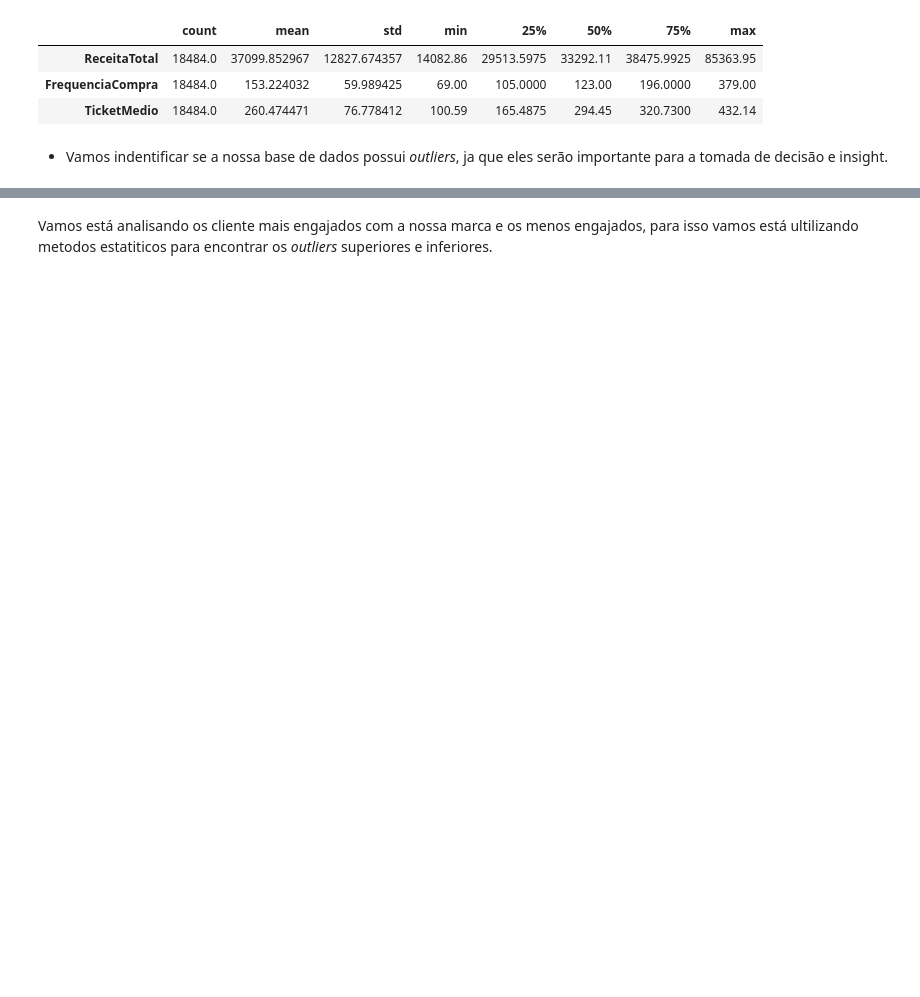
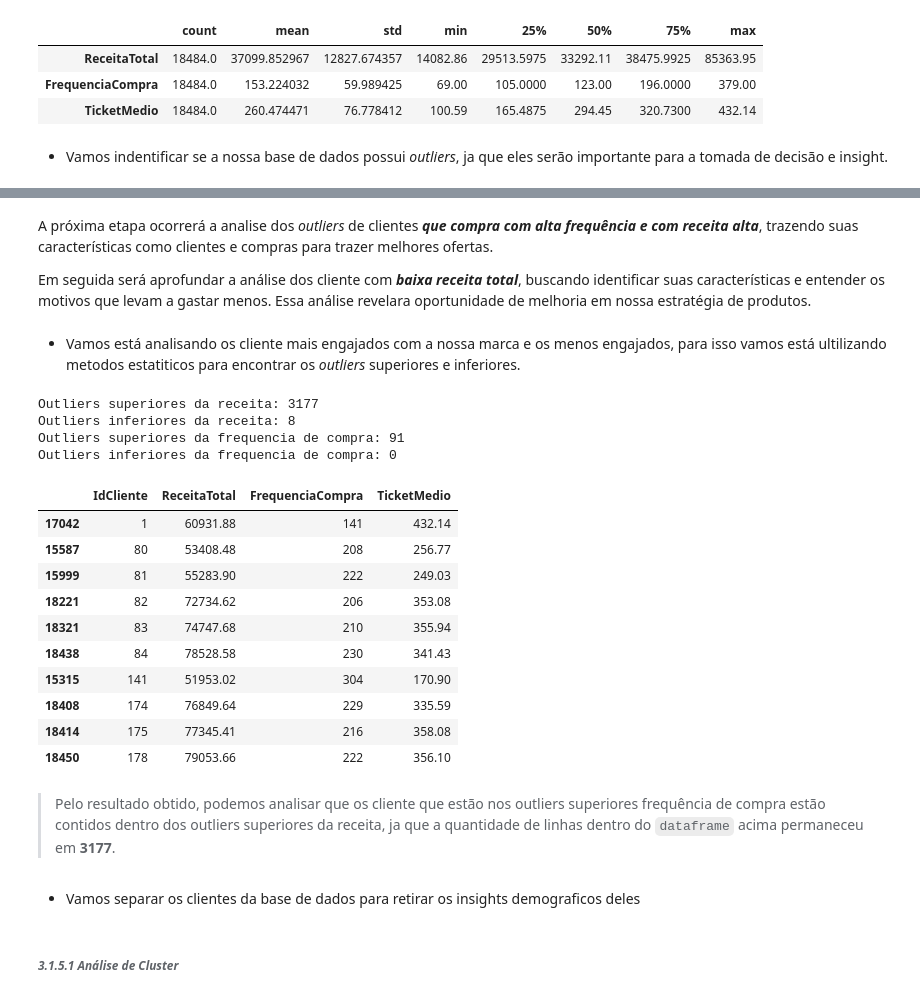
Before and after one commit to thiagonoobre/Customer-Insights-Segmentation-KMeans, a Jupyter notebook: Exploração_Análise_de_Dados_de_Vendas.ipynb, the cells around one changed output, grey strips where cells are left out. Cells and saved outputs as stored; diff of their text form; code cells hidden in the pictures; blank space fills up the shorter version.

```diff
--- a/Exploração_Análise_de_Dados_de_Vendas.ipynb
+++ b/Exploração_Análise_de_Dados_de_Vendas.ipynb
@@ -505,5 +539,11 @@ Passing `palette` without assigning `hue` is deprecated and will be removed in v
+# %% [markdown]
+
+
+A próxima etapa ocorrerá a analise dos *outliers* de clientes ***que compra com alta frequência e com receita alta***, trazendo suas características como clientes e compras para trazer melhores ofertas.
+
+Em seguida será aprofundar a análise dos cliente com ***baixa receita total***, buscando identificar suas características e entender os motivos que levam a gastar menos. Essa análise revelara oportunidade de melhoria em nossa estratégia de produtos.
 # %% [markdown]
-Vamos está analisando os cliente mais engajados com a nossa marca e os menos engajados, para isso vamos está ultilizando metodos estatiticos para encontrar os *outliers* superiores e inferiores.
+- Vamos está analisando os cliente mais engajados com a nossa marca e os menos engajados, para isso vamos está ultilizando metodos estatiticos para encontrar os *outliers* superiores e inferiores.
 # %%
 # Calcular os limites com base na Receita total
 Q1_receita = revenue_df['ReceitaTotal'].quantile(0.25)
@@ -515,10 +555,49 @@ Q1_freq = revenue_df['FrequenciaCompra'].quantile(0.25)
 Q3_freq = revenue_df['FrequenciaCompra'].quantile(0.75)
 IQR_freq = Q3_freq - Q1_freq
 
-
 # Limites
 Limite_inferior_receita = Q1_receita - 1.5 * IQR_receita
 Limite_superior_receita = Q3_receita + 1.5 * IQR_receita
 
 Limite_inferior_freq = Q1_freq - 1.5 * IQR_freq
 Limite_superior_freq = Q3_freq + 1.5 * IQR_freq
+
+# Filtrar clientes pelos outliers
+outliers_superior_receita = revenue_df[revenue_df['ReceitaTotal'] > Limite_superior_receita]
+outliers_inferior_receita = revenue_df[revenue_df['ReceitaTotal'] < Limite_inferior_receita]
+
+outliers_superior_freq = revenue_df[revenue_df['FrequenciaCompra'] > Limite_superior_freq ]
+outliers_inferior_freq  = revenue_df[revenue_df['FrequenciaCompra'] < Limite_inferior_freq ]
+# %%
+# Entendento a quantidade de cliente
+print(f'Outliers superiores da receita: {outliers_superior_receita.shape[0]}')
+print(f'Outliers inferiores da receita: {outliers_inferior_receita.shape[0]}')
+
+print(f'Outliers superiores da frequencia de compra: {outliers_superior_freq.shape[0]}')
+print(f'Outliers inferiores da frequencia de compra: {outliers_inferior_freq.shape[0]}')
+# %% [output]
+Outliers superiores da receita: 3177
+Outliers inferiores da receita: 8
+Outliers superiores da frequencia de compra: 91
+Outliers inferiores da frequencia de compra: 0
+# %%
+# Mesclar os clientes dos limites superiores de receita e frequência de compra
+clientes_valiosos = pd.concat([outliers_superior_receita, outliers_superior_freq]).drop_duplicates(subset='IdCliente')
+# %%
+clientes_valiosos.sort_values('IdCliente').head(10)
+# %% [output]
+|  | IdCliente | ReceitaTotal | FrequenciaCompra | TicketMedio |
+| 17042 | 1 | 60931.88 | 141 | 432.14 |
+| 15587 | 80 | 53408.48 | 208 | 256.77 |
+| 15999 | 81 | 55283.90 | 222 | 249.03 |
+| 18221 | 82 | 72734.62 | 206 | 353.08 |
+| 18321 | 83 | 74747.68 | 210 | 355.94 |
+| 18438 | 84 | 78528.58 | 230 | 341.43 |
+| 15315 | 141 | 51953.02 | 304 | 170.90 |
+| 18408 | 174 | 76849.64 | 229 | 335.59 |
+| 18414 | 175 | 77345.41 | 216 | 358.08 |
+| 18450 | 178 | 79053.66 | 222 | 356.10 |
+# %% [markdown]
+> Pelo resultado obtido, podemos analisar que os cliente que estão nos outliers superiores frequência de compra estão contidos dentro dos outliers superiores da receita, ja que a quantidade de linhas dentro do `dataframe` acima permaneceu em **3177**.
+# %% [markdown]
+- Vamos separar os clientes da base de dados para retirar os insights demograficos deles
@@ -524,0 +606,2 @@ Limite_superior_freq = Q3_freq + 1.5 * IQR_freq
+# %% [markdown]
+###### *3\.1\.5\.1 Análise de Cluster*
```
Also changed, not shown: parts of 37 cells of this notebook.
